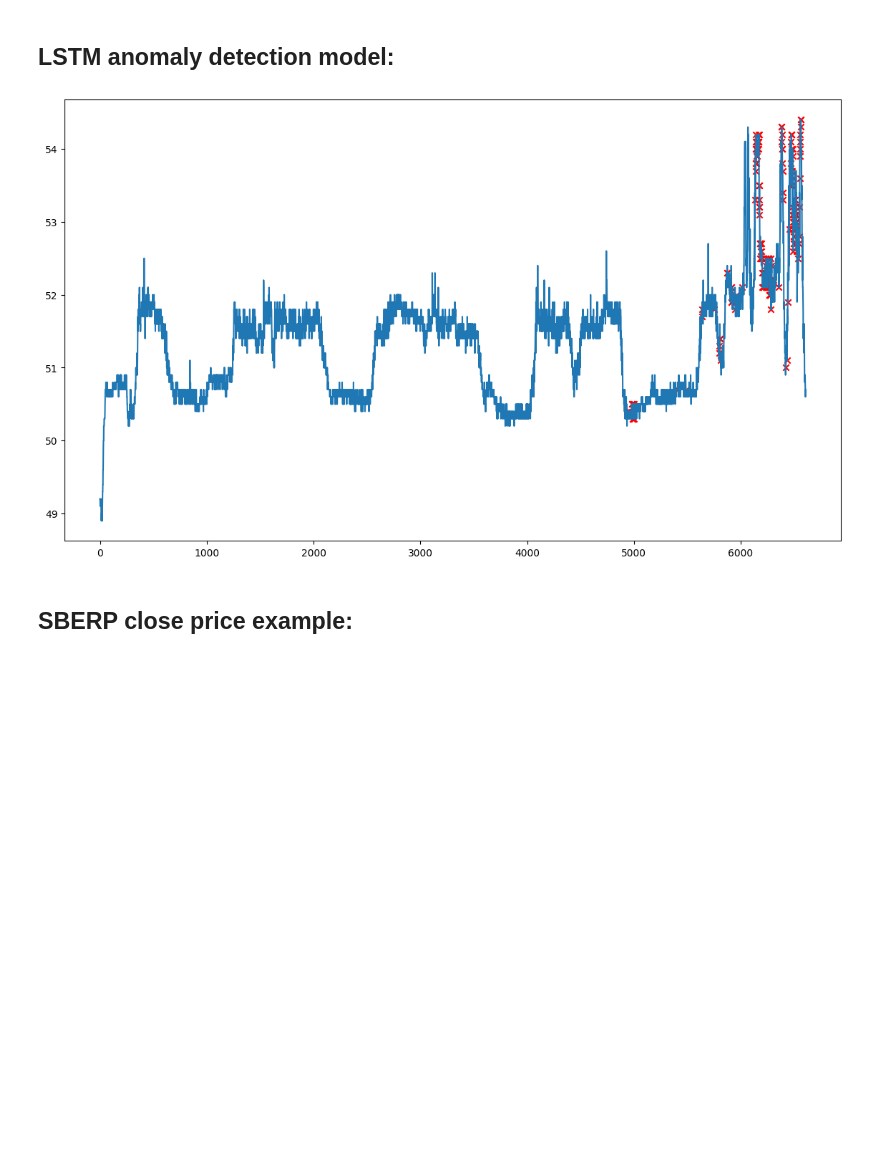
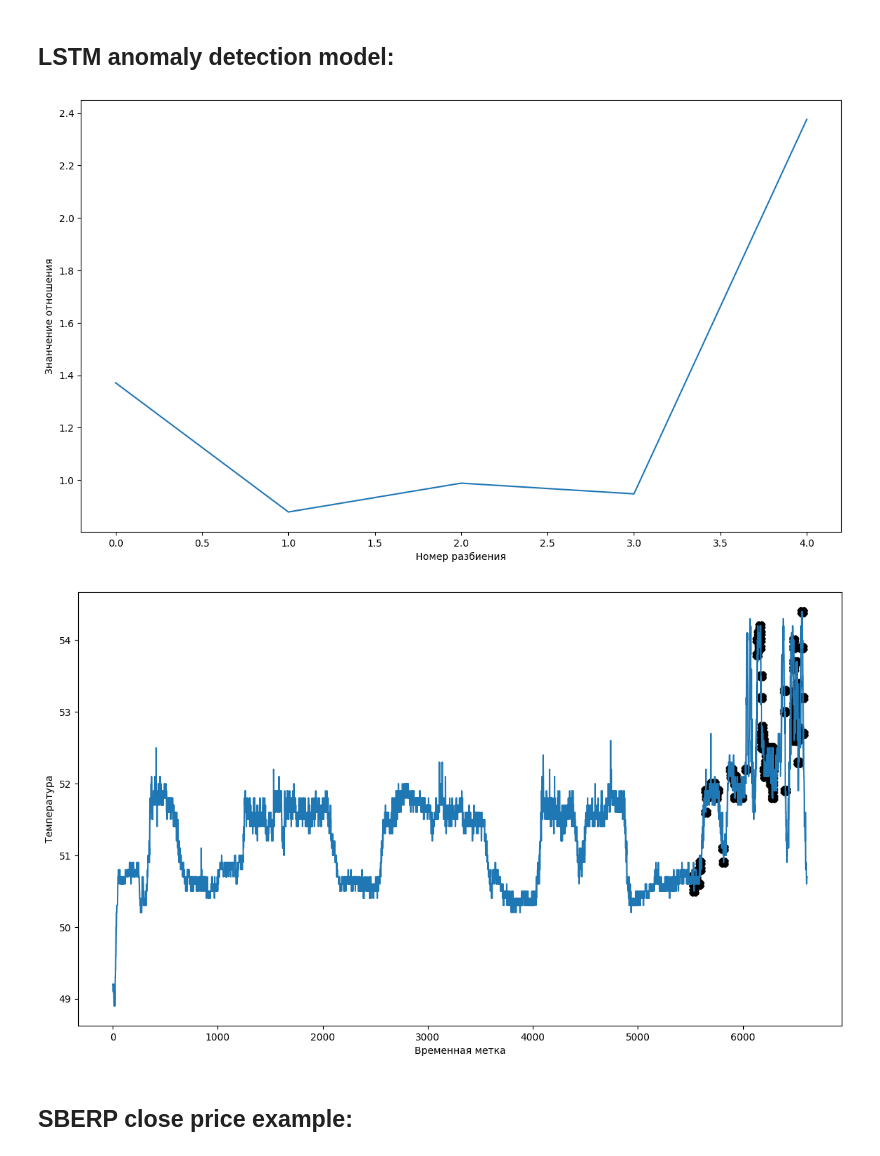
Before and after one commit to DefaultMaxim/anomaly-detection, a Jupyter notebook: example.ipynb, the cells around one changed output. Drawn from its saved outputs; the diff is of its cells as text; code cells hidden in the pictures; blank space fills up the shorter version.

```diff
--- a/example.ipynb
+++ b/example.ipynb
@@ -81,23 +85,25 @@ utils.anomalies_plot(data=data.iloc[:, 1],
 # %% [markdown]
 ## LSTM anomaly detection model:
 # %%
-model = models.ModelLSTM(1, 1, 1)
+model = models.ModelLSTM(1, 2, 1)
 
 anomaly_lstm = models.AnomalyLSTM(nn_model=model,
                                   data=data,
-                                  num_epochs=15,
-                                  n_splits=3,
-                                  threshold=1,
+                                  thr_model=models.std_model,
+                                  num_epochs=5,
+                                  n_splits=5,
+                                  threshold=1.5,
                                   plot=False,
-                                  all_outputs=True,
+                                  all_outputs=False,
                                   show_print=False)
 
 anomalies = anomaly_lstm.anomalies
 
 utils.anomalies_plot(data=data.iloc[:, 1],
                      anomalies=anomalies)
 # %% [output]
-[figure, old version]
+[figure, new version]
+[figure, added]
 # %% [markdown]
 ## SBERP close price example:
 # %%
```
Also changed, not shown: parts of 10 cells of this notebook, 5 other files.
